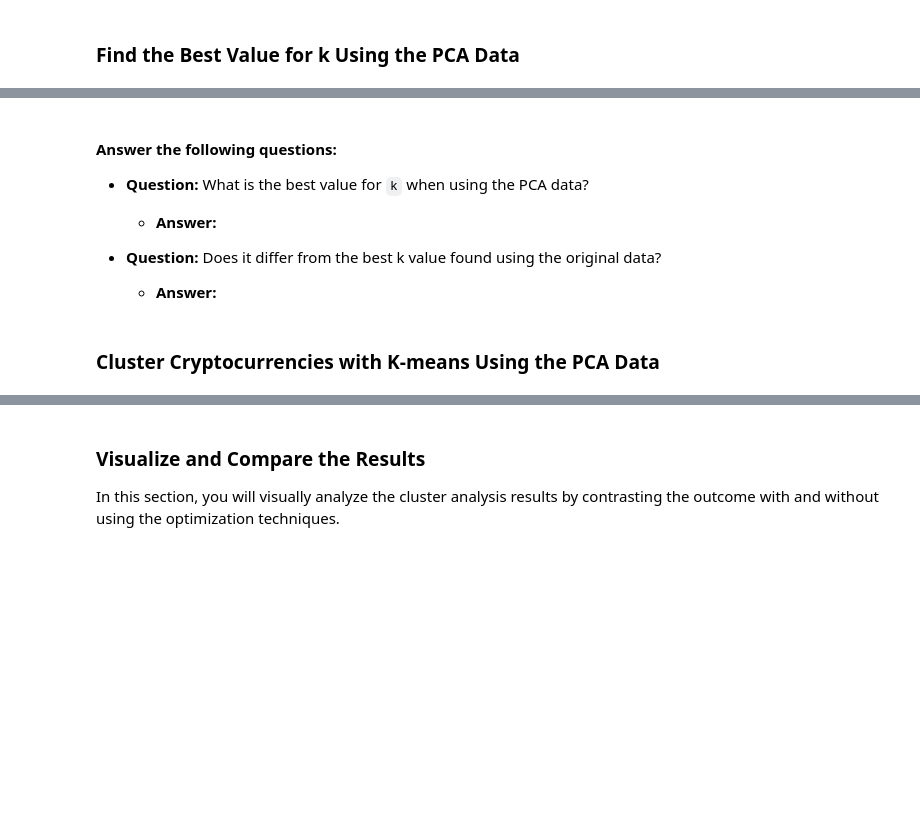
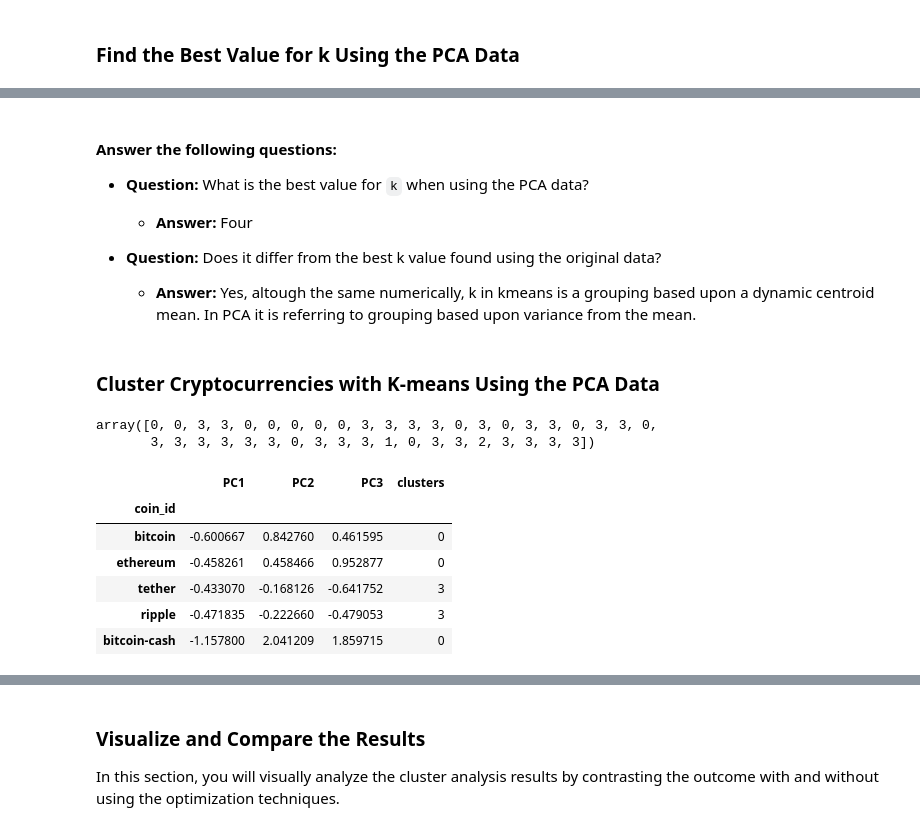
Before and after one commit to jasonstonemed/CryptoClustering, a Jupyter notebook: Crypto_Clustering.ipymb.ipynb, the cells around one changed output, grey strips where cells are left out. Drawn from its saved outputs; the diff is of its cells as text; code cells hidden in the pictures; blank space fills up the shorter version.

Commit message:
code completed- not all questions answered

```diff
--- a/Crypto_Clustering.ipymb.ipynb
+++ b/Crypto_Clustering.ipymb.ipynb
@@ -210,13 +227,16 @@ predicitons_df.hvplot.scatter(
 **Answer:**
 # %%
 # Create a new DataFrame with the PCA data.
-
-# Creating a DataFrame with the PCA data
+df_crypto_pca = pd.DataFrame(
+    crypto_pca,
+    columns=["PC1", "PC2", "PC3"]
+    )
 
 # Copy the crypto names from the original data
-
+df_crypto_pca['coin_id'] = df_market_data.index
 
 # Set the coinid column as index
-
+df_crypto_pca = df_crypto_pca.set_index('coin_id')
 
 # Display sample data
+df_crypto_pca.head()
@@ -226,3 +254,4 @@ predicitons_df.hvplot.scatter(
 ### Find the Best Value for k Using the PCA Data
 # %%
 # Create a list with the number of k-values from 1 to 11
+k_pca_list= list(range(1, 11))
@@ -229,11 +260,16 @@ predicitons_df.hvplot.scatter(
 # %%
 # Create an empty list to store the inertia values
-
+inertia = []
 
 # Create a for loop to compute the inertia with each possible value of k
 # Inside the loop:
 # 1. Create a KMeans model using the loop counter for the n_clusters
 # 2. Fit the model to the data using `df_market_data_pca`
 # 3. Append the model.inertia_ to the inertia list
+for i in k_pca_list:
+    k_model = KMeans(n_clusters=i, random_state=0)
+    k_model.fit(df_crypto_pca)
+    inertia.append(k_model.inertia_
+    )
 # %%
 # Create a dictionary with the data to plot the Elbow curve
@@ -247,11 +305,10 @@ predicitons_df.hvplot.scatter(
 
 * **Question:** What is the best value for `k` when using the PCA data?
 
-  * **Answer:**
-
+  * **Answer:** Four
 
 * **Question:** Does it differ from the best k value found using the original data?
 
-  * **Answer:**
+  * **Answer:** Yes, altough the same numerically, k in kmeans is a grouping based upon a dynamic centroid mean. In PCA it is referring to grouping based upon variance from the mean.
 # %% [markdown]
 ### Cluster Cryptocurrencies with K-means Using the PCA Data
@@ -262,15 +315,35 @@ predicitons_df.hvplot.scatter(
 # %%
+# Initialize the K-Means model using the best value for k
+kmeans_pca = KMeans(n_clusters=4, random_state=0)
+
+# Fit the K-Means model using the PCAS data
+kmeans_pca.fit(df_crypto_pca)
+
 # Predict the clusters to group the cryptocurrencies using the PCA data
+kmeans_pca = kmeans_pca.fit(df_crypto_pca)
 
-# Print the resulting array of cluster values.
+# Print the resulting array of cluster values
+kmeans_pca.labels_
+# %% [output]
+array([0, 0, 3, 3, 0, 0, 0, 0, 0, 3, 3, 3, 3, 0, 3, 0, 3, 3, 0, 3, 3, 0,
+       3, 3, 3, 3, 3, 3, 0, 3, 3, 3, 1, 0, 3, 3, 2, 3, 3, 3, 3])
 # %%
 # Create a copy of the DataFrame with the PCA data
-
+df_crypto_pca = df_crypto_pca.copy()
 
 # Add a new column to the DataFrame with the predicted clusters
-
+df_crypto_pca['clusters'] = kmeans_pca.labels_
 
 # Display sample data
+df_crypto_pca.head()
+# %% [output]
+|  | PC1 | PC2 | PC3 | clusters |
+| coin_id |  |  |  |  |
+| bitcoin | -0.600667 | 0.842760 | 0.461595 | 0 |
+| ethereum | -0.458261 | 0.458466 | 0.952877 | 0 |
+| tether | -0.433070 | -0.168126 | -0.641752 | 3 |
+| ripple | -0.471835 | -0.222660 | -0.479053 | 3 |
+| bitcoin-cash | -1.157800 | 2.041209 | 1.859715 | 0 |
 # %%
 # Create a scatter plot using hvPlot by setting
 # `x="PC1"` and `y="PC2"`.
```
Also changed, not shown: parts of 17 cells of this notebook.
